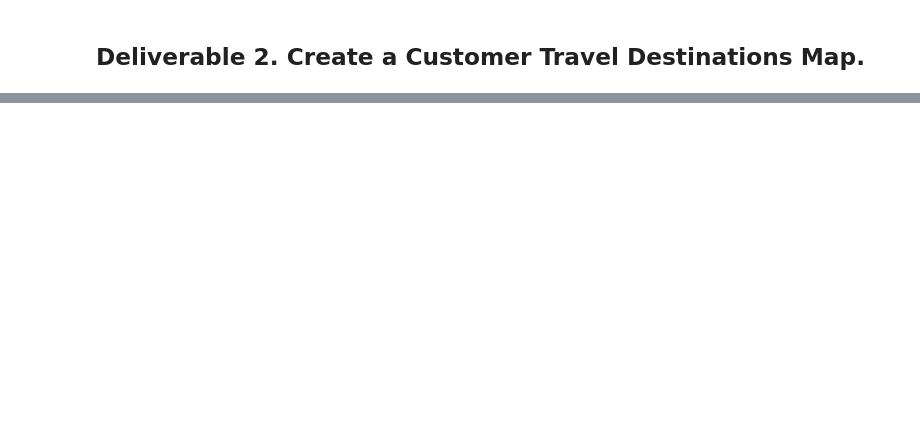
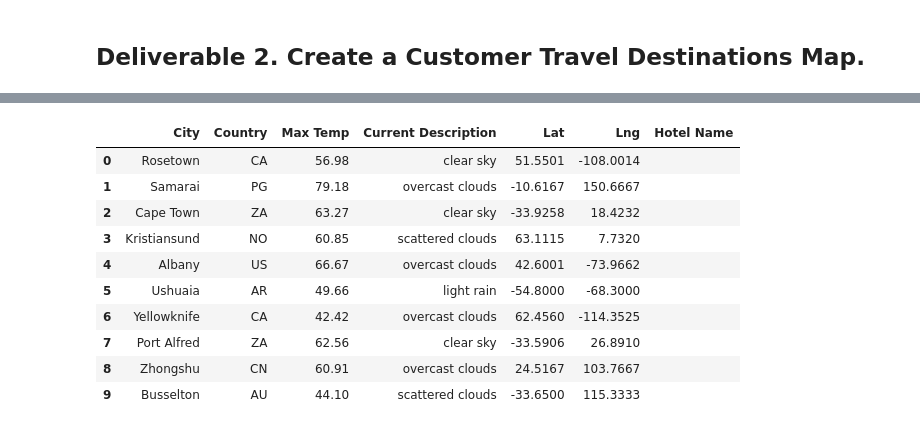
Before and after one commit to nhuquynhle22/World_Weather_Analysis, a Jupyter notebook: Vacation_Search/Vacation_Search.ipynb, the cells around one changed output, grey strips where cells are left out. Cells and saved outputs as stored; diff of their text form; code cells hidden in the pictures; blank space fills up the shorter version.

```diff
--- a/Vacation_Search/Vacation_Search.ipynb
+++ b/Vacation_Search/Vacation_Search.ipynb
@@ -33,10 +88,22 @@ pcities_df = city_data_df.loc[(city_data_df["Max Temp"] <= max_temp) & \
 # %%
 # 5a. Create DataFrame called hotel_df to store hotel names along with city, country, max temp, and coordinates.
-hotel_df = clean_df[["City", "Country", "Max Temp", "Current Description", "Lat", "Lng"]].copy()
+hotel_df = city_data_df[["City", "Country", "Max Temp", "Current Description", "Lat", "Lng"]].copy()
 
 # 5b. Create a new column "Hotel Name"
 hotel_df["Hotel Name"] = ""
 hotel_df.head(10)
+# %% [output]
+|  | City | Country | Max Temp | Current Description | Lat | Lng | Hotel Name |
+| 0 | Rosetown | CA | 56.98 | clear sky | 51.5501 | -108.0014 |  |
+| 1 | Samarai | PG | 79.18 | overcast clouds | -10.6167 | 150.6667 |  |
+| 2 | Cape Town | ZA | 63.27 | clear sky | -33.9258 | 18.4232 |  |
+| 3 | Kristiansund | NO | 60.85 | scattered clouds | 63.1115 | 7.7320 |  |
+| 4 | Albany | US | 66.67 | overcast clouds | 42.6001 | -73.9662 |  |
+| 5 | Ushuaia | AR | 49.66 | light rain | -54.8000 | -68.3000 |  |
+| 6 | Yellowknife | CA | 42.42 | overcast clouds | 62.4560 | -114.3525 |  |
+| 7 | Port Alfred | ZA | 62.56 | clear sky | -33.5906 | 26.8910 |  |
+| 8 | Zhongshu | CN | 60.91 | overcast clouds | 24.5167 | 103.7667 |  |
+| 9 | Busselton | AU | 44.10 | scattered clouds | -33.6500 | 115.3333 |  |
 # %%
 # 6a. Set parameters to search for hotels with 5000 meters.
 params = {
```
Also changed, not shown: parts of 13 cells of this notebook, 19 other files.
